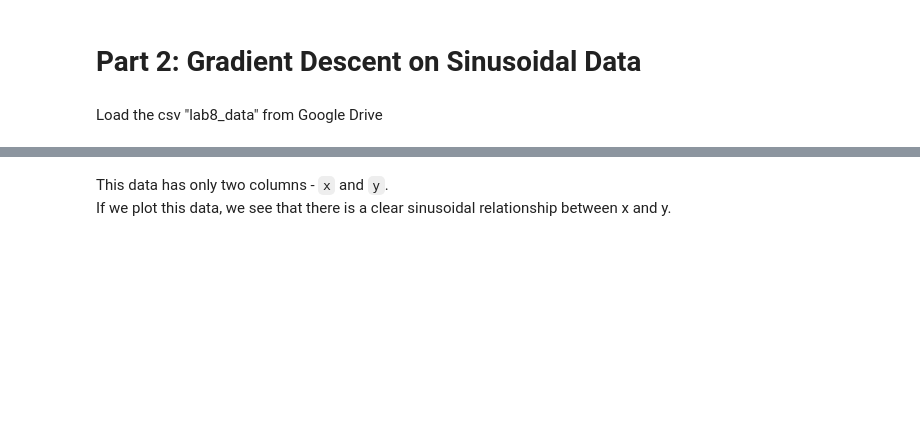
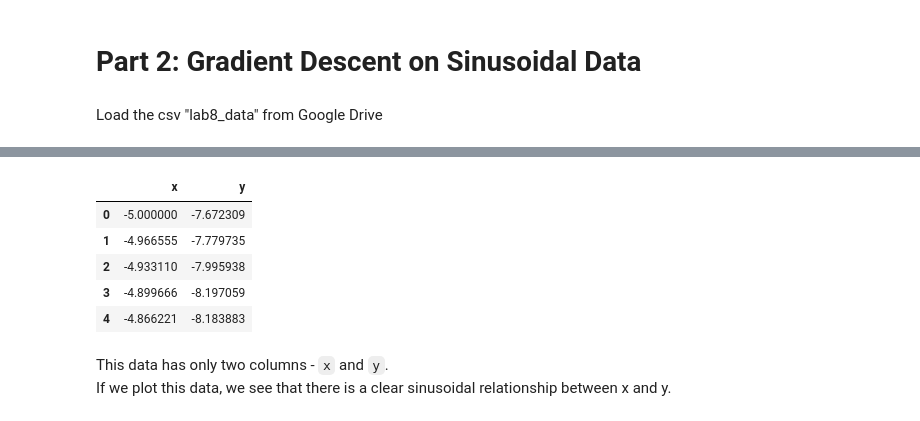
Before and after one commit to hessef/ECEN250, a Jupyter notebook: Lab8/ECEN250-F25-Lab8.ipynb, the cells around one changed output, grey strips where cells are left out. Cells and saved outputs as stored; diff of their text form; code cells hidden in the pictures; blank space fills up the shorter version.

```diff
--- a/Lab8/ECEN250-F25-Lab8.ipynb
+++ b/Lab8/ECEN250-F25-Lab8.ipynb
@@ -329,7 +342,14 @@ drive.mount('/content/drive')
 # %%
 # Run this cell to load the data for this problem
-df = pd.read_csv("/content/drive/MyDrive/lab8/lab8_data.csv", index_col=0)
+df = pd.read_csv("/content/drive/MyDrive/ECEN250/Lab8/lab8_data.csv", index_col=0)
 df.head()
+# %% [output]
+|  | x | y |
+| 0 | -5.000000 | -7.672309 |
+| 1 | -4.966555 | -7.779735 |
+| 2 | -4.933110 | -7.995938 |
+| 3 | -4.899666 | -8.197059 |
+| 4 | -4.866221 | -8.183883 |
 # %% [markdown]
 This data has only two columns - `x` and `y`.
 If we plot this data, we see that there is a clear sinusoidal relationship between x and y.
```
Also changed, not shown: parts of 8 cells of this notebook.
